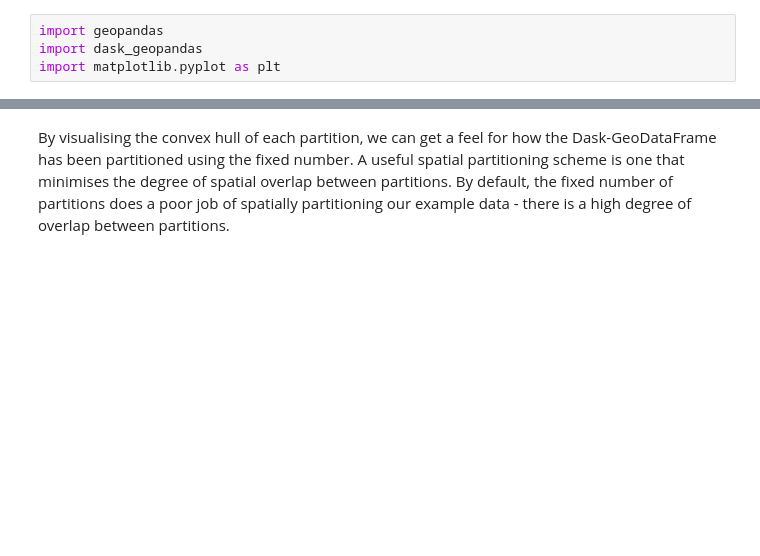
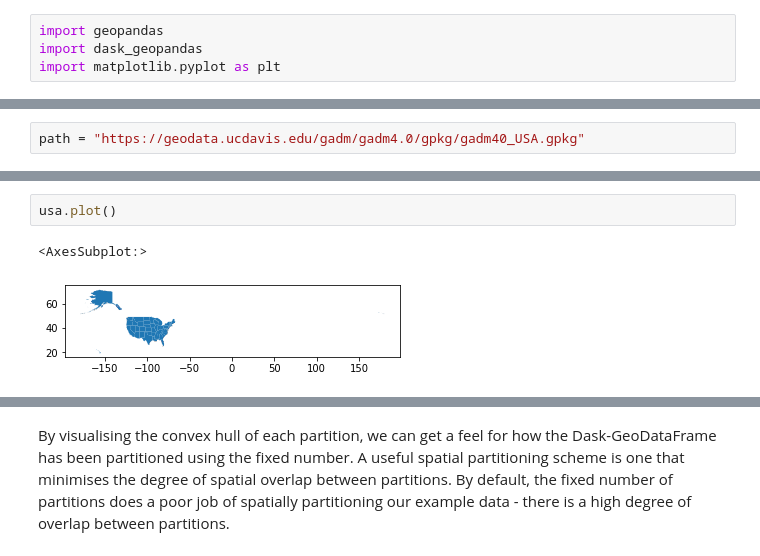
Before and after one commit to geopandas/dask-geopandas, a Jupyter notebook: doc/source/guide/spatial-partitioning.ipynb, the cells around one changed output, grey strips where cells are left out. Cells and saved outputs as stored; diff of their text form; blank space fills up the shorter version.

```diff
--- a/doc/source/guide/spatial-partitioning.ipynb
+++ b/doc/source/guide/spatial-partitioning.ipynb
@@ -40,0 +23,2 @@ memory usage: 8.4+ KB
+# %%
+path = "https://geodata.ucdavis.edu/gadm/gadm4.0/gpkg/gadm40_USA.gpkg"
@@ -40,0 +49,5 @@ memory usage: 8.4+ KB
+# %%
+usa.plot()
+# %% [output]
+<AxesSubplot:>
+[figure, added]
```
Also changed, not shown: parts of 24 cells of this notebook.
